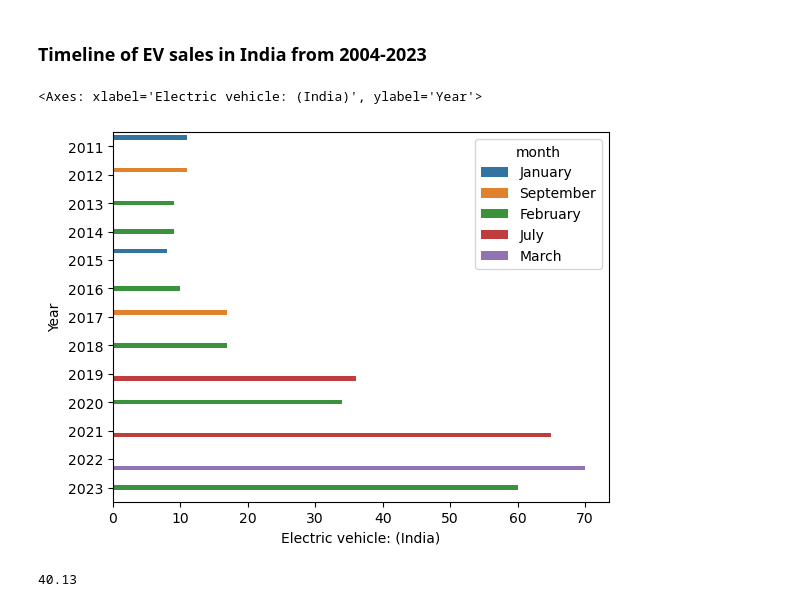
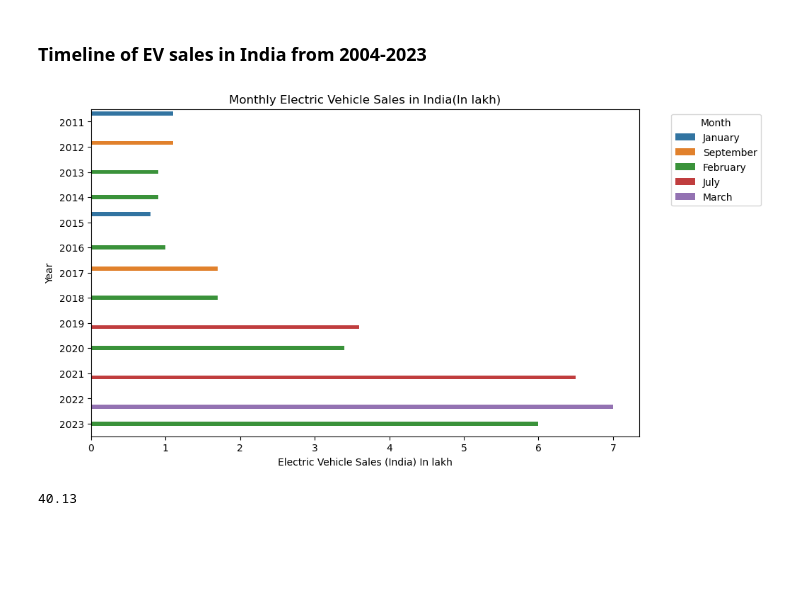
Before and after one commit to ShreyashChacharkar/EV_marketsegment, a Jupyter notebook: data_analysis.ipynb, the cells around one changed output. Saved outputs shown, nothing was run; the diff lists cells and outputs as text; code cells hidden in the pictures; blank space fills up the shorter version.

```diff
--- a/data_analysis.ipynb
+++ b/data_analysis.ipynb
@@ -18,27 +18,35 @@ data["Electric vehicle (in lakh)"] = data["Electric vehicle (in lakh)"]*0.01
 # %%
 result = df2.groupby('Year').apply(lambda x: x.loc[x["Electric vehicle: (India)"].idxmax()])
 month_wise = result[["month","Electric vehicle: (India)","Year"]]
 month_wise = month_wise[month_wise.index > 2010]
 month_mapping = {
     1: 'January',
     2: 'February',
     3: 'March',
     4: 'April',
     5: 'May',
     6: 'June',
     7: 'July',
     8: 'August',
     9: 'September',
     10: 'October',
     11: 'November',
     12: 'December'
 }
-month_wise = month_wise.astype(int)
+month_wise["Electric vehicle: (India)"] = month_wise["Electric vehicle: (India)"]*0.1
+month_wise = month_wise.astype(float)
 month_wise.month = month_wise.month.replace(month_mapping)
-sns.barplot(x=month_wise["Electric vehicle: (India)"], y=month_wise.Year, hue=month_wise["month"], orient="horizontal")
+plt.figure(figsize=(10, 6))  # Adjust the figure size as needed
+sns.barplot(x=month_wise["Electric vehicle: (India)"], y=month_wise.index, hue=month_wise["month"], orient="horizontal")
+plt.xlabel('Electric Vehicle Sales (India) In lakh')
+plt.ylabel('Year')
+plt.title('Monthly Electric Vehicle Sales in India(In lakh)')
+# plt.gca().set_aspect('equal')
+plt.legend(title='Month', bbox_to_anchor=(1.05, 1), loc='upper left')  # Add a legend
+
+plt.show()
 # %% [output]
-<Axes: xlabel='Electric vehicle: (India)', ylabel='Year'>
-[figure, old version]
+[figure, new version]
 # %%
 def calculate_cagr(b, e, n):
     cagr = ((e / b) ** (1 / n)) - 1
```
Also changed, not shown: parts of 4 cells of this notebook.
